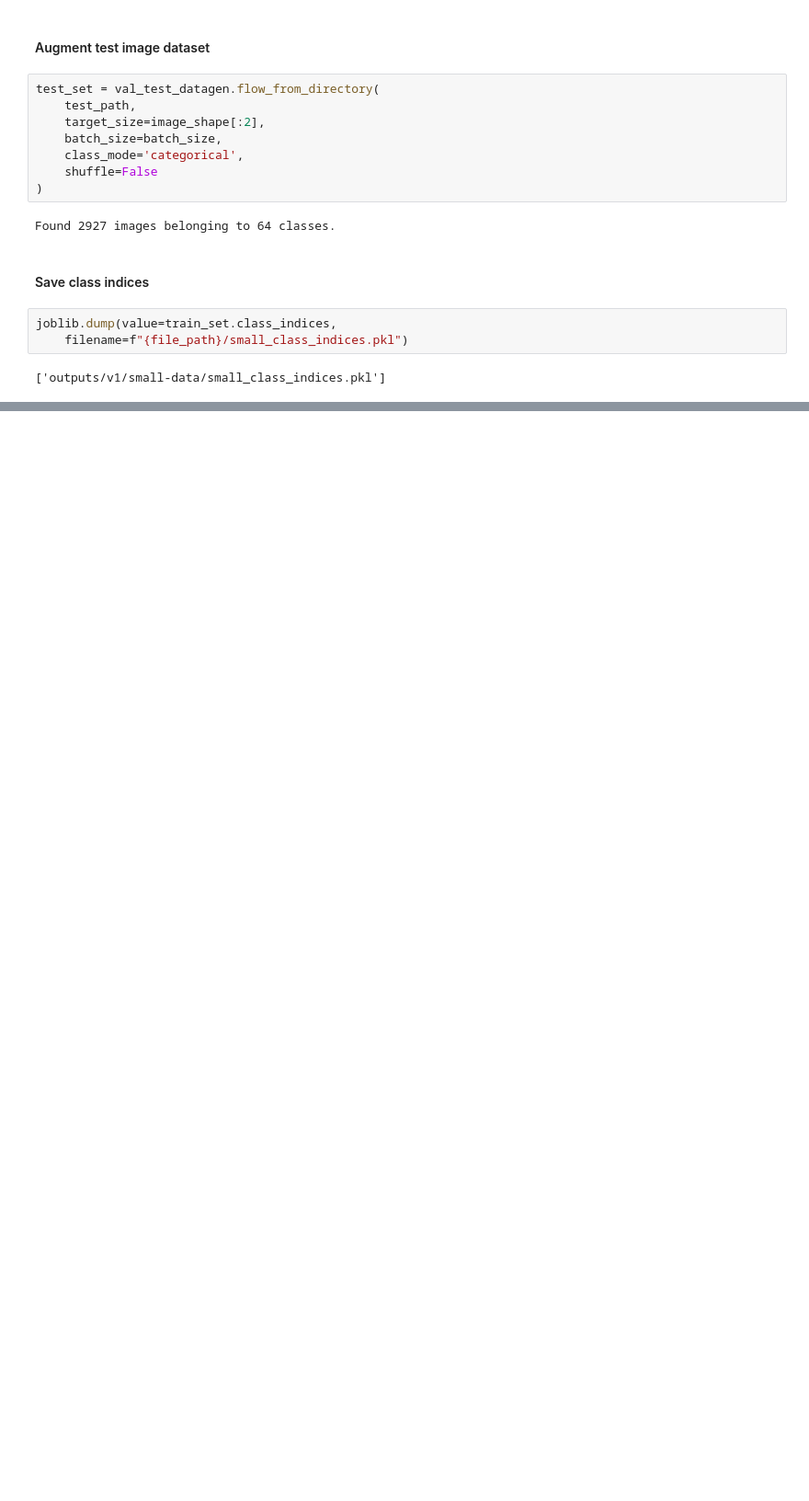
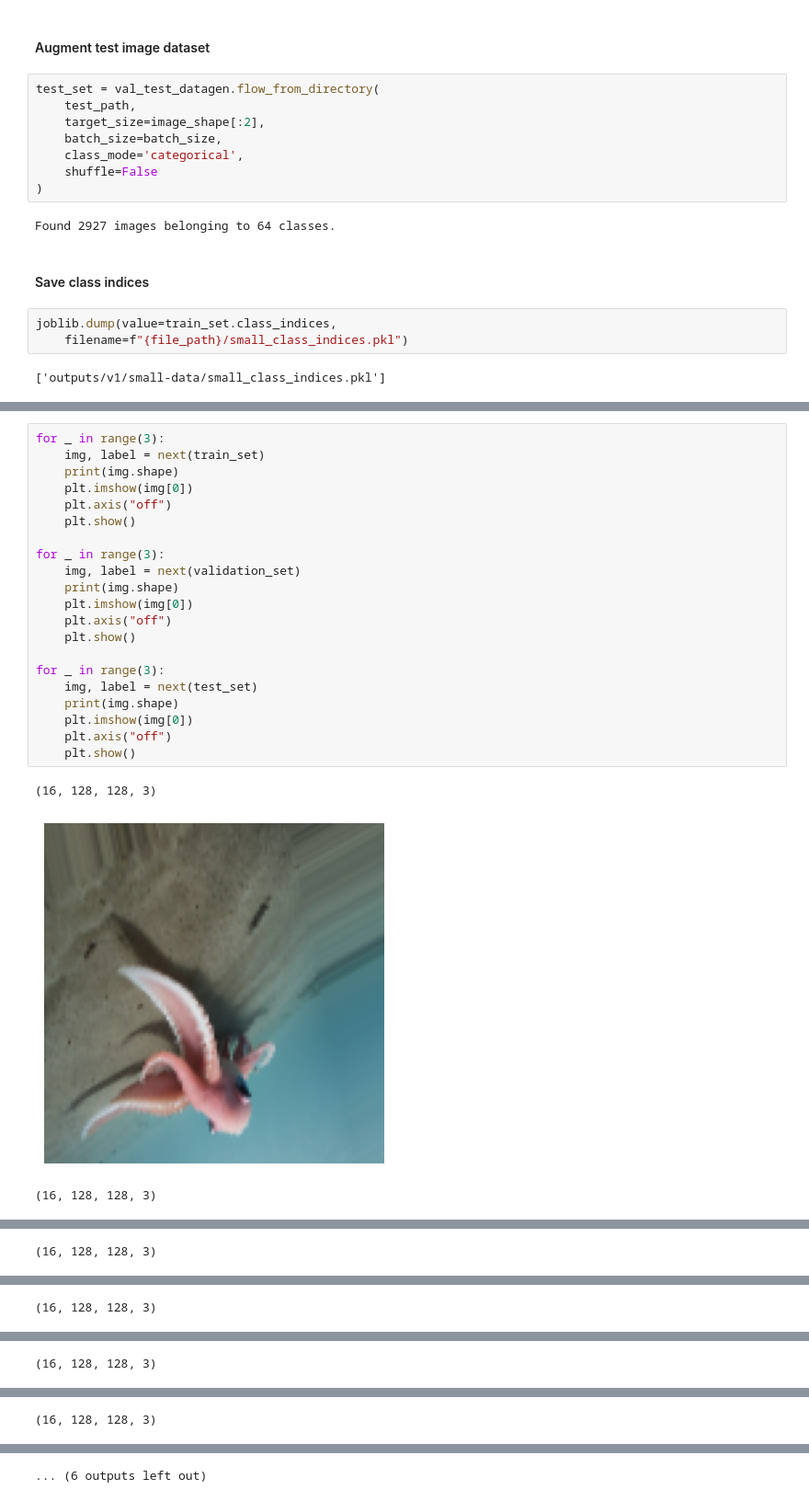
Before and after one commit to katherinewadge-berrospi/Animal_detection_camera, a Jupyter notebook: jupyter_notebooks/04-Small-Data-Handling.ipynb, the cells around one changed output, grey strips where cells are left out. Shown at 92% size. Cells and saved outputs as stored; diff of their text form; blank space fills up the shorter version.

```diff
--- a/jupyter_notebooks/04-Small-Data-Handling.ipynb
+++ b/jupyter_notebooks/04-Small-Data-Handling.ipynb
@@ -317,0 +320,25 @@ joblib.dump(value=train_set.class_indices,
+# %%
+for _ in range(3):
+    img, label = next(train_set)
+    print(img.shape)
+    plt.imshow(img[0])
+    plt.axis("off")
+    plt.show()
+
+for _ in range(3):
+    img, label = next(validation_set)
+    print(img.shape)
+    plt.imshow(img[0])
+    plt.axis("off")
+    plt.show()
+
+for _ in range(3):
+    img, label = next(test_set)
+    print(img.shape)
+    plt.imshow(img[0])
+    plt.axis("off")
+    plt.show()
+# %% [output]
+(16, 128, 128, 3)
+[figure, added]
+(16, 128, 128, 3)
@@ -317,0 +346 @@ joblib.dump(value=train_set.class_indices,
+(16, 128, 128, 3)
@@ -317,0 +348 @@ joblib.dump(value=train_set.class_indices,
+(16, 128, 128, 3)
@@ -317,0 +350 @@ joblib.dump(value=train_set.class_indices,
+(16, 128, 128, 3)
@@ -317,0 +352 @@ joblib.dump(value=train_set.class_indices,
+(16, 128, 128, 3)
@@ -317,0 +354 @@ joblib.dump(value=train_set.class_indices,
+... (6 outputs left out)
```
Also changed, not shown: parts of 5 cells of this notebook.
